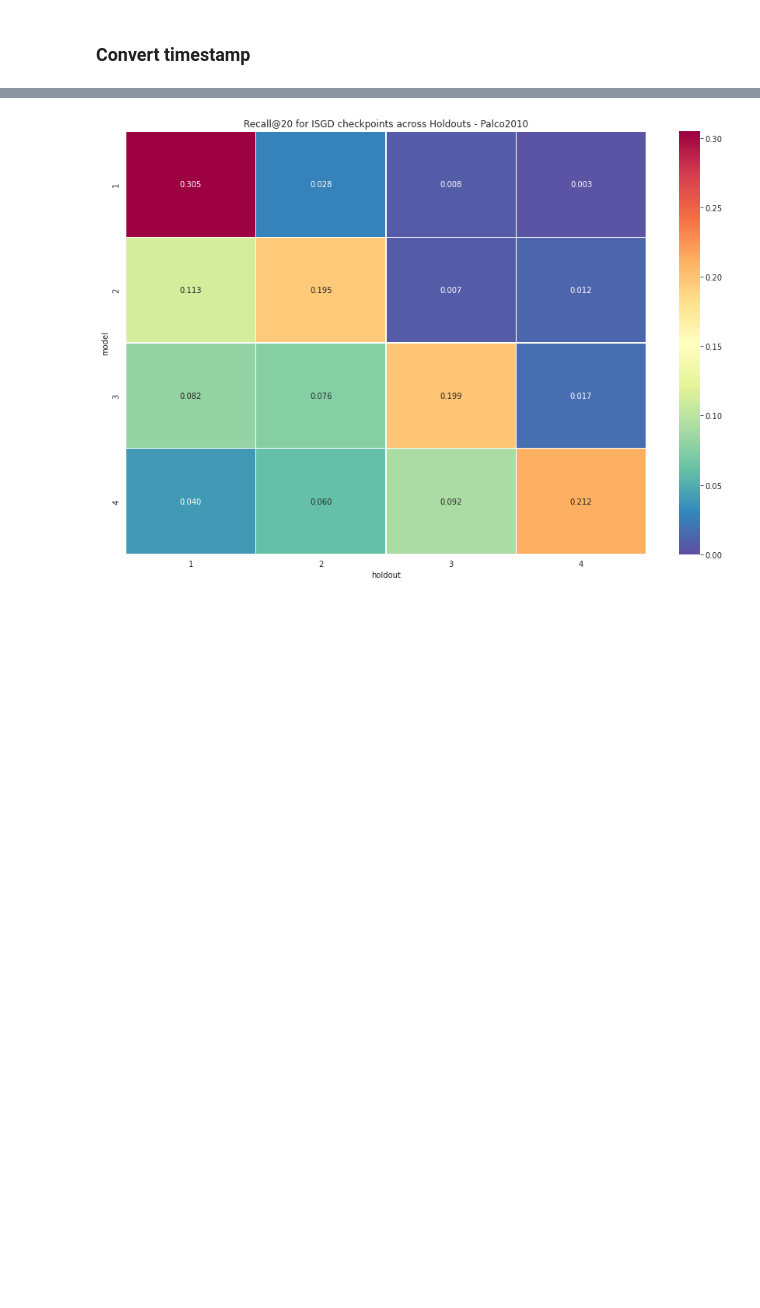
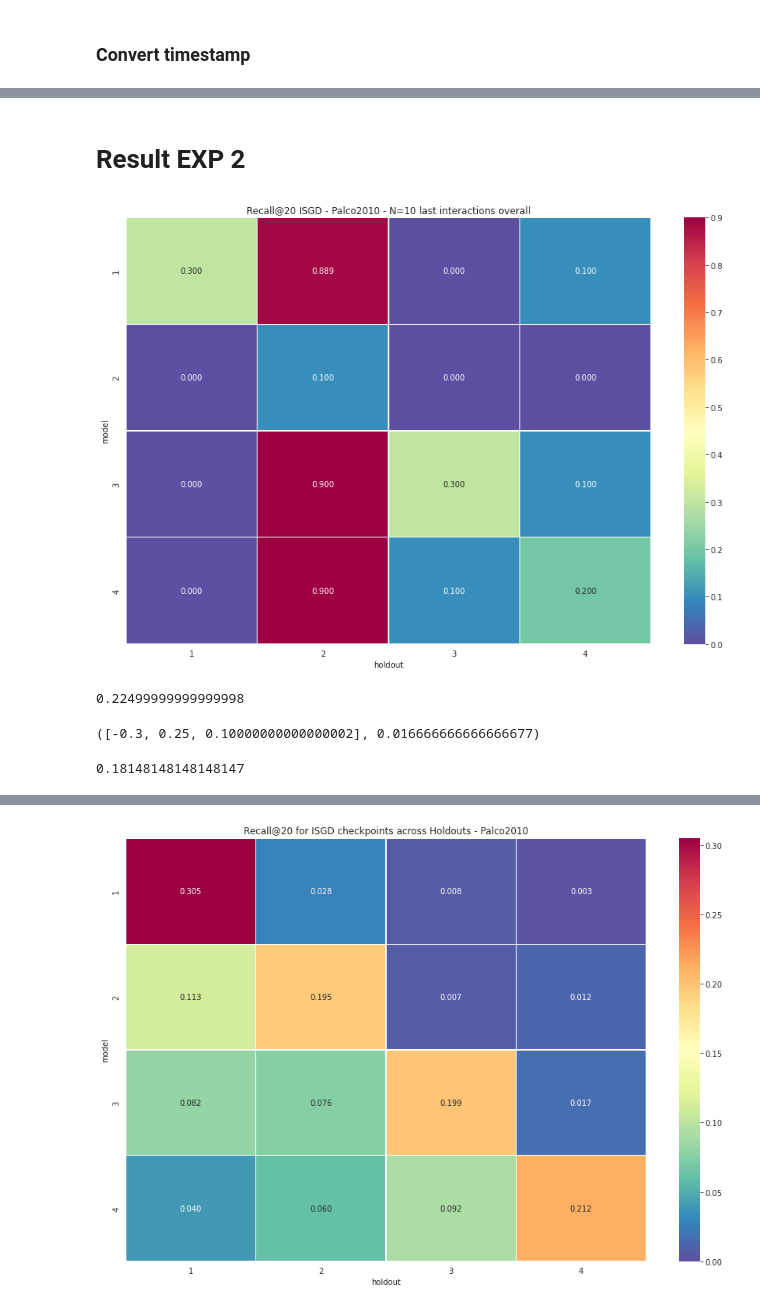
Before and after one commit to Key0412/streamRec-forgetting, a Jupyter notebook: notebooks/Avaliacao de Holdouts - sample Palco 2010 ISGD - 10 last examples.ipynb, the cells around one changed output, grey strips where cells are left out. Cells and saved outputs as stored; diff of their text form; code cells hidden in the pictures; blank space fills up the shorter version.

```diff
--- a/notebooks/Avaliacao de Holdouts - sample Palco 2010 ISGD - 10 last examples.ipynb
+++ b/notebooks/Avaliacao de Holdouts - sample Palco 2010 ISGD - 10 last examples.ipynb
@@ -268,0 +332,10 @@ df.to_csv('output/palco_2010_dump/sample_palco2010 month_bucket ISGD results.csv
+# %%
+print('Converting to ImplicitData. . .')
+for i, b in enumerate(buckets):
+    buckets[i] = ImplicitData(user_list=b[user_col], item_list=b[item_col]) # convert to ImplicitData
+
+for j, h in enumerate(holdouts):
+    holdouts[j] = ImplicitData(user_list=h[user_col], item_list=h[item_col]) # convert to ImplicitData
+
+print('Done!')
+# return buckets, holdouts
@@ -268,0 +360,10 @@ df.to_csv('output/palco_2010_dump/sample_palco2010 month_bucket ISGD results.csv
+# %%
+# transforma interações em objeto que contem mappings usuário-itens e item-usuários, contém também métodos de suporte. recebe listas
+# stream = ImplicitData(data[user_col], data[item_col])
+# O modelo deve ser iniciado com uma lista vazia
+empty_stream = ImplicitData([], [])
+# Se o stream for passado, ao excluir itens conhecidos o recall é sempre 0. Ao permitir a recomendação de itens já vistos, o recall não é 0.
+model = ISGD(empty_stream, num_factors, num_iter, learn_rate = learn_rate, u_regularization = regularization, i_regularization = regularization, random_seed = 10)
+# %%
+# criamos instancia de EvaluateHoldouts para treinar o modelo e criar checkpoints
+eval = EvaluateHoldouts(model=model, buckets=buckets, holdouts=holdouts)
@@ -268,0 +392,31 @@ df.to_csv('output/palco_2010_dump/sample_palco2010 month_bucket ISGD results.csv
+# %%
+rm = eval.results_matrix
+df_exp2 = pd.DataFrame(rm)
+# df.to_csv('output/palco_2010_dump/sample_palco2010 month_bucket ISGD results.csv', index=False)
+# %% [markdown]
+# Result EXP 2
+# %%
+# result with N=10 last interactions
+# items in holdout are removed from training
+recall_heatmap(df_exp2,
+    round_point=3,
+    title='Recall@20 ISGD - Palco2010 - N=10 last interactions overall',
+    filepath=None) #='images/heatmaps/palco_2010 month_bucket ISGD heatmap.png'
+# %% [output]
+[figure, added]
+# %%
+arecall = avg_recall(df_exp2)
+arecall
+# %% [output]
+0.22499999999999998
+# %%
+BWT, meanBWT = compute_BWT(df_exp2)
+BWT, meanBWT
+# %% [output]
+([-0.3, 0.25, 0.10000000000000002], 0.016666666666666677)
+# %%
+FWT = compute_FWT(df_exp2)
+FWT
+# que itens que usuario utilizou no passado e deixou de consumir o sistema ainda pode recomendar
+# %% [output]
+0.18148148148148147
```
Also changed, not shown: parts of 150 cells of this notebook, 11 other files.
